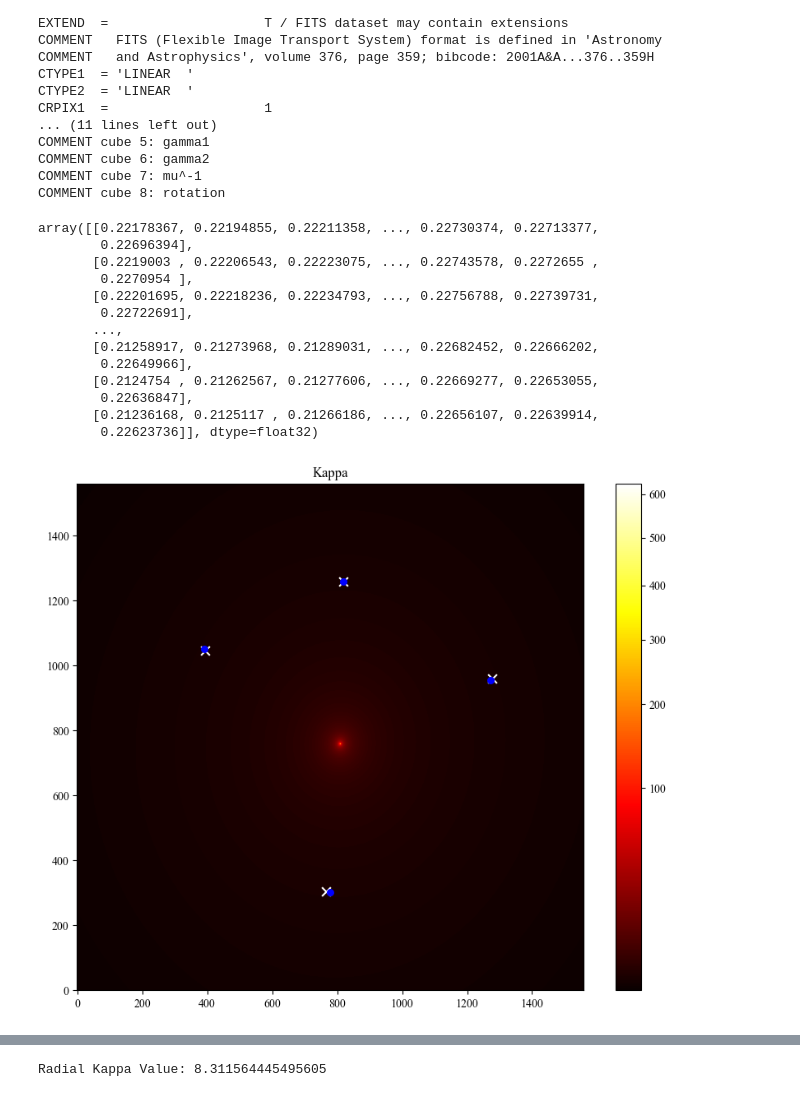
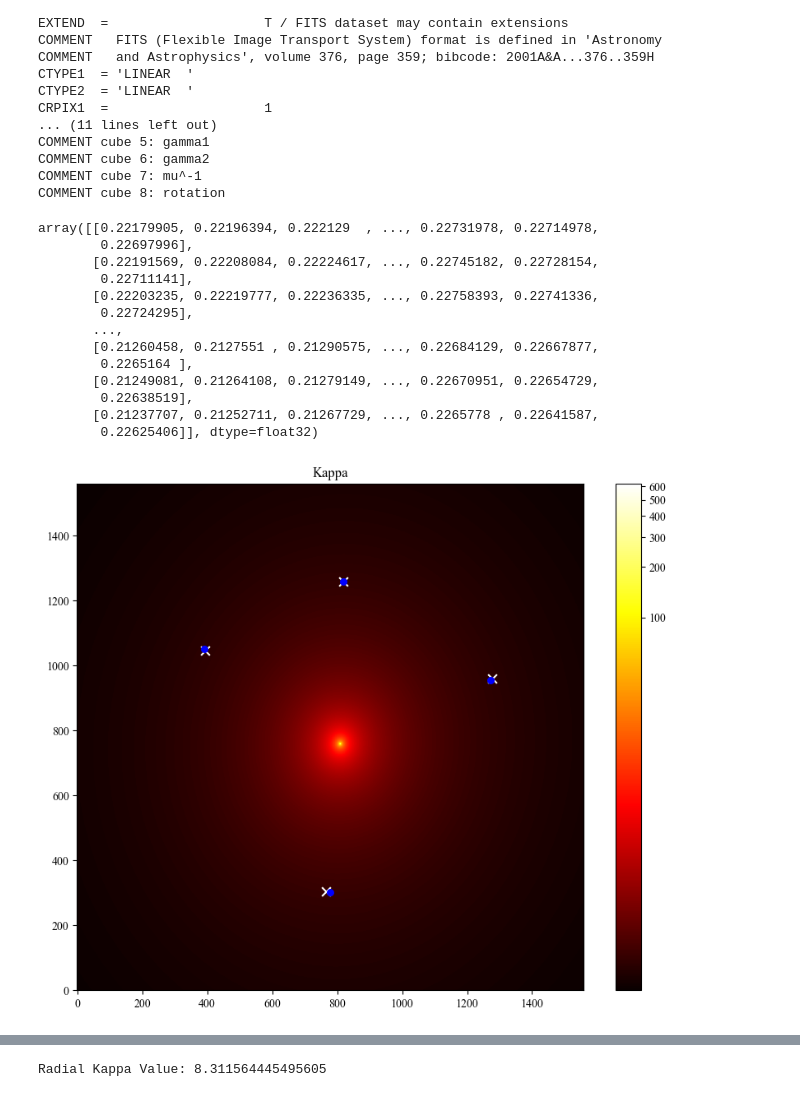
Before and after one commit to romms921/IllustrisTNG-Lens-Modelling, a Jupyter notebook: mass_profile_2.ipynb, the cells around one changed output, grey strips where cells are left out. Saved outputs shown, nothing was run; the diff lists cells and outputs as text; code cells hidden in the pictures.

Commit message:
added kappa file and plotting update

```diff
--- a/mass_profile_2.ipynb
+++ b/mass_profile_2.ipynb
@@ -145,7 +191,7 @@ pred
 | 3 | 20.8199 | 21.2593 | -19.6522 | 0.168 | 819.9 | 1259.3 |
 # %%
 # FITS File
-image = model_path + '/' + model_ver + '_lens' + '.fits'
+image = 'kappa/' + model_path + '/' + model_ver + '_lens' + '.fits'
 
 hdu_list = fits.open(image)
 hdu_list.info()
@@ -179,30 +225,30 @@ kappa = hdu_list[0].data[3]
 kappa = np.array(kappa)
 kappa
 # %% [output]
-array([[0.22178367, 0.22194855, 0.22211358, ..., 0.22730374, 0.22713377,
-        0.22696394],
-       [0.2219003 , 0.22206543, 0.22223075, ..., 0.22743578, 0.2272655 ,
-        0.2270954 ],
-       [0.22201695, 0.22218236, 0.22234793, ..., 0.22756788, 0.22739731,
-        0.22722691],
+array([[0.22179905, 0.22196394, 0.222129  , ..., 0.22731978, 0.22714978,
+        0.22697996],
+       [0.22191569, 0.22208084, 0.22224617, ..., 0.22745182, 0.22728154,
+        0.22711141],
+       [0.22203235, 0.22219777, 0.22236335, ..., 0.22758393, 0.22741336,
+        0.22724295],
        ...,
-       [0.21258917, 0.21273968, 0.21289031, ..., 0.22682452, 0.22666202,
-        0.22649966],
-       [0.2124754 , 0.21262567, 0.21277606, ..., 0.22669277, 0.22653055,
-        0.22636847],
-       [0.21236168, 0.2125117 , 0.21266186, ..., 0.22656107, 0.22639914,
-        0.22623736]], dtype=float32)
+       [0.21260458, 0.2127551 , 0.21290575, ..., 0.22684129, 0.22667877,
+        0.2265164 ],
+       [0.21249081, 0.21264108, 0.21279149, ..., 0.22670951, 0.22654729,
+        0.22638519],
+       [0.21237707, 0.21252711, 0.21267729, ..., 0.2265778 , 0.22641587,
+        0.22625406]], dtype=float32)
 # %%
-norm = ImageNormalize(stretch=SqrtStretch())
+norm = ImageNormalize(stretch=LogStretch())
 plt.figure(figsize=(10, 8))
 plt.imshow(kappa, cmap='hot', interpolation='nearest', norm=norm)
 plt.gca().invert_yaxis()
 plt.colorbar()
 plt.scatter(pred['x_plot'], pred['y_plot'], c='white', s=60, label='Predicted Positions', marker='x')
 plt.scatter(plot_obs['x'], plot_obs['y'], c='blue', s=30, label='Observed Positions', marker='o')
 plt.title('Kappa')
 plt.show()
 # %% [output]
-[figure, old version]
+[figure, new version]
 # %%
 norm = ImageNormalize(kappa, stretch=LogStretch())
```
Also changed, not shown: parts of 6 cells of this notebook, 5 other files.
